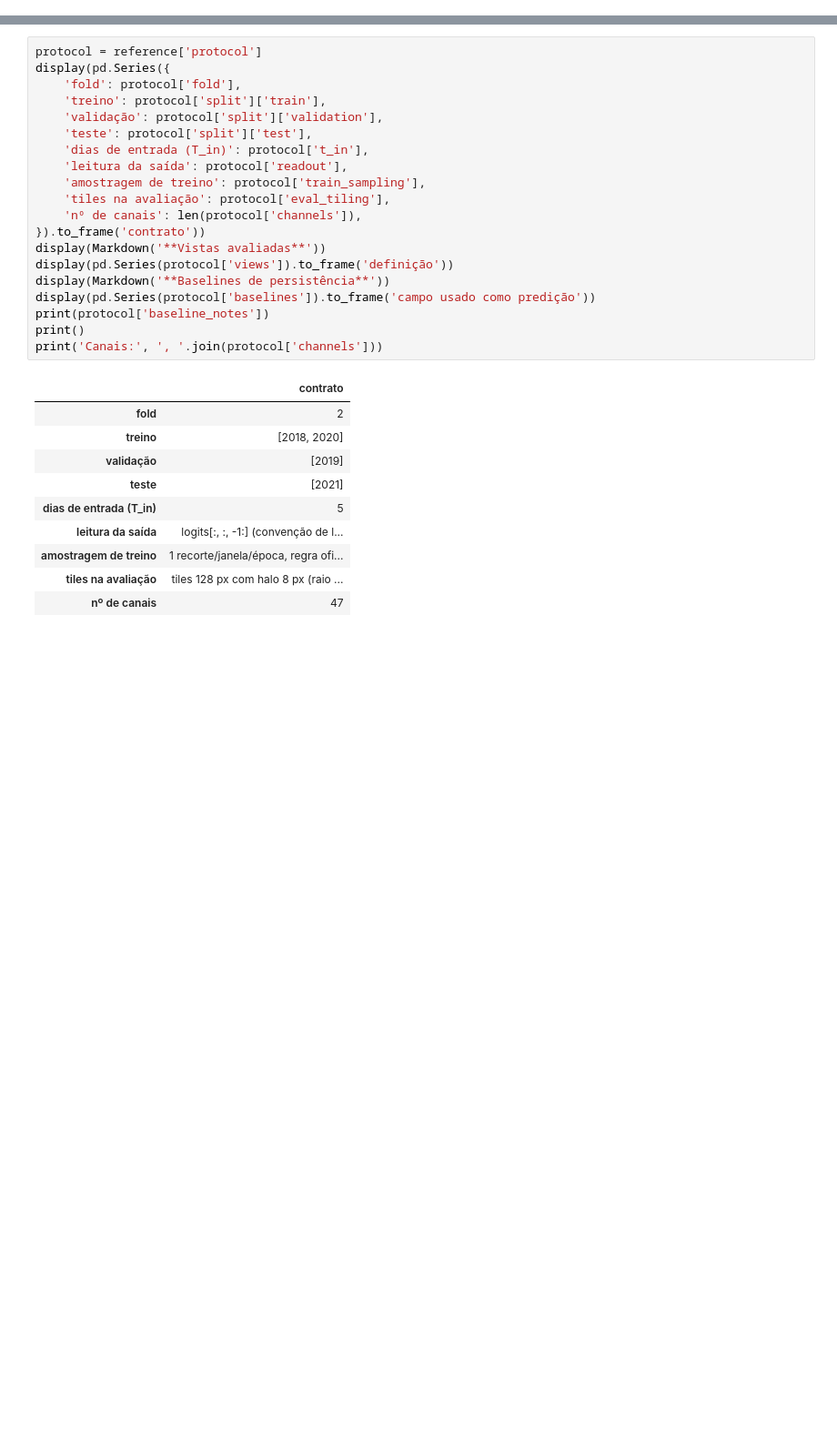
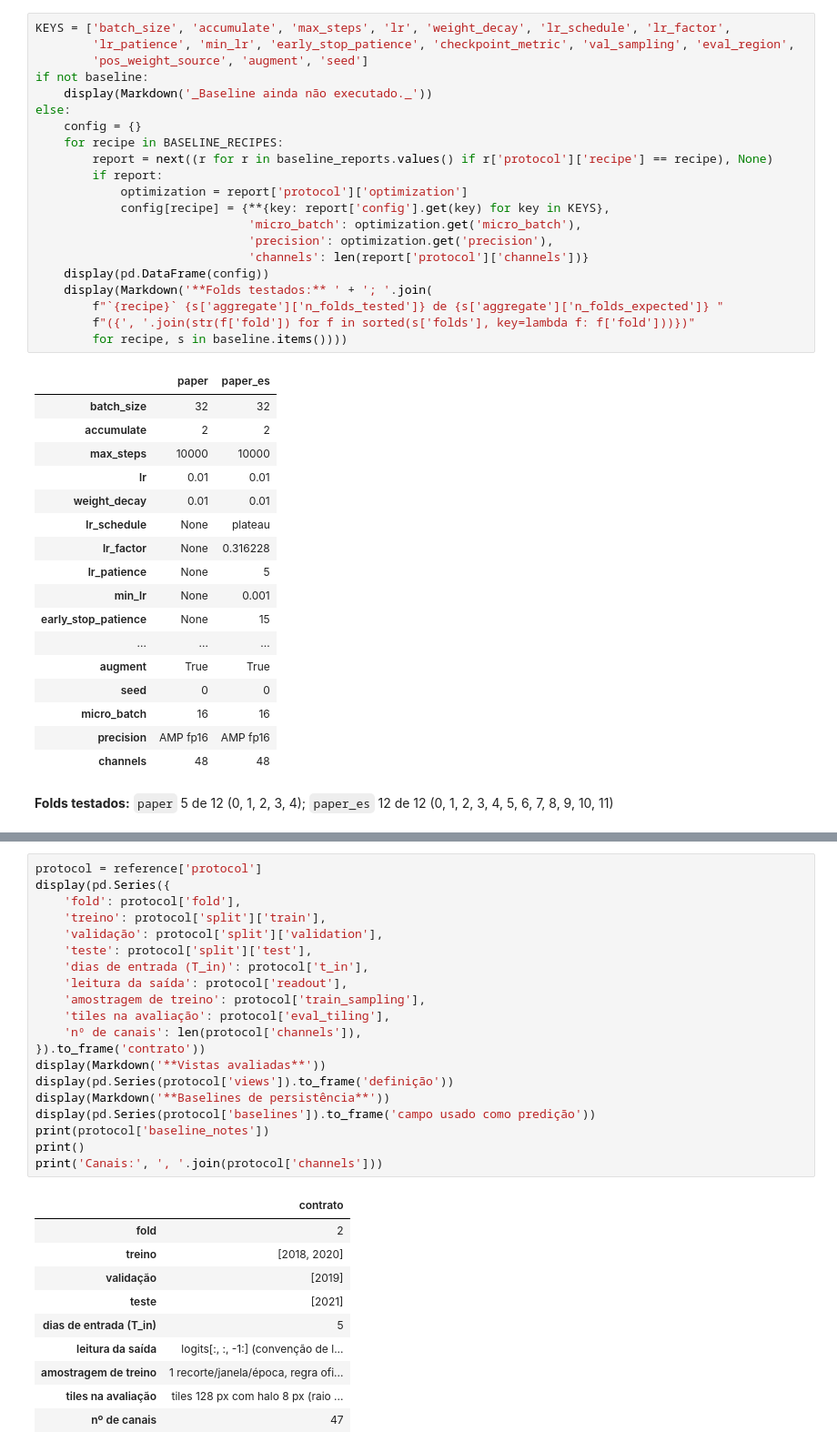
Before and after one commit to AILAB-CEFET-RJ/queimadas, a Jupyter notebook: notebooks/05_stconv_integracao.ipynb, the cells around one changed output, grey strips where cells are left out. Shown at 91% size. Saved outputs shown, nothing was run; the diff lists cells and outputs as text; blank space fills up the shorter version.

```diff
--- a/notebooks/05_stconv_integracao.ipynb
+++ b/notebooks/05_stconv_integracao.ipynb
@@ -80,0 +85,40 @@ display(pd.DataFrame([{
+# %%
+KEYS = ['batch_size', 'accumulate', 'max_steps', 'lr', 'weight_decay', 'lr_schedule', 'lr_factor',
+        'lr_patience', 'min_lr', 'early_stop_patience', 'checkpoint_metric', 'val_sampling', 'eval_region',
+        'pos_weight_source', 'augment', 'seed']
+if not baseline:
+    display(Markdown('_Baseline ainda não executado._'))
+else:
+    config = {}
+    for recipe in BASELINE_RECIPES:
+        report = next((r for r in baseline_reports.values() if r['protocol']['recipe'] == recipe), None)
+        if report:
+            optimization = report['protocol']['optimization']
+            config[recipe] = {**{key: report['config'].get(key) for key in KEYS},
+                              'micro_batch': optimization.get('micro_batch'),
+                              'precision': optimization.get('precision'),
+                              'channels': len(report['protocol']['channels'])}
+    display(pd.DataFrame(config))
+    display(Markdown('**Folds testados:** ' + '; '.join(
+        f"`{recipe}` {s['aggregate']['n_folds_tested']} de {s['aggregate']['n_folds_expected']} "
+        f"({', '.join(str(f['fold']) for f in sorted(s['folds'], key=lambda f: f['fold']))})"
+        for recipe, s in baseline.items())))
+# %% [output]
+|  | paper | paper_es |
+| batch_size | 32 | 32 |
+| accumulate | 2 | 2 |
+| max_steps | 10000 | 10000 |
+| lr | 0.01 | 0.01 |
+| weight_decay | 0.01 | 0.01 |
+| lr_schedule | None | plateau |
+| lr_factor | None | 0.316228 |
+| lr_patience | None | 5 |
+| min_lr | None | 0.001 |
+| early_stop_patience | None | 15 |
+| ... | ... | ... |
+| augment | True | True |
+| seed | 0 | 0 |
+| micro_batch | 16 | 16 |
+| precision | AMP fp16 | AMP fp16 |
+| channels | 48 | 48 |
+**Folds testados:** `paper` 5 de 12 (0, 1, 2, 3, 4); `paper_es` 12 de 12 (0, 1, 2, 3, 4, 5, 6, 7, 8, 9, 10, 11)
```
Also changed, not shown: parts of 22 cells of this notebook, 9 other files.
